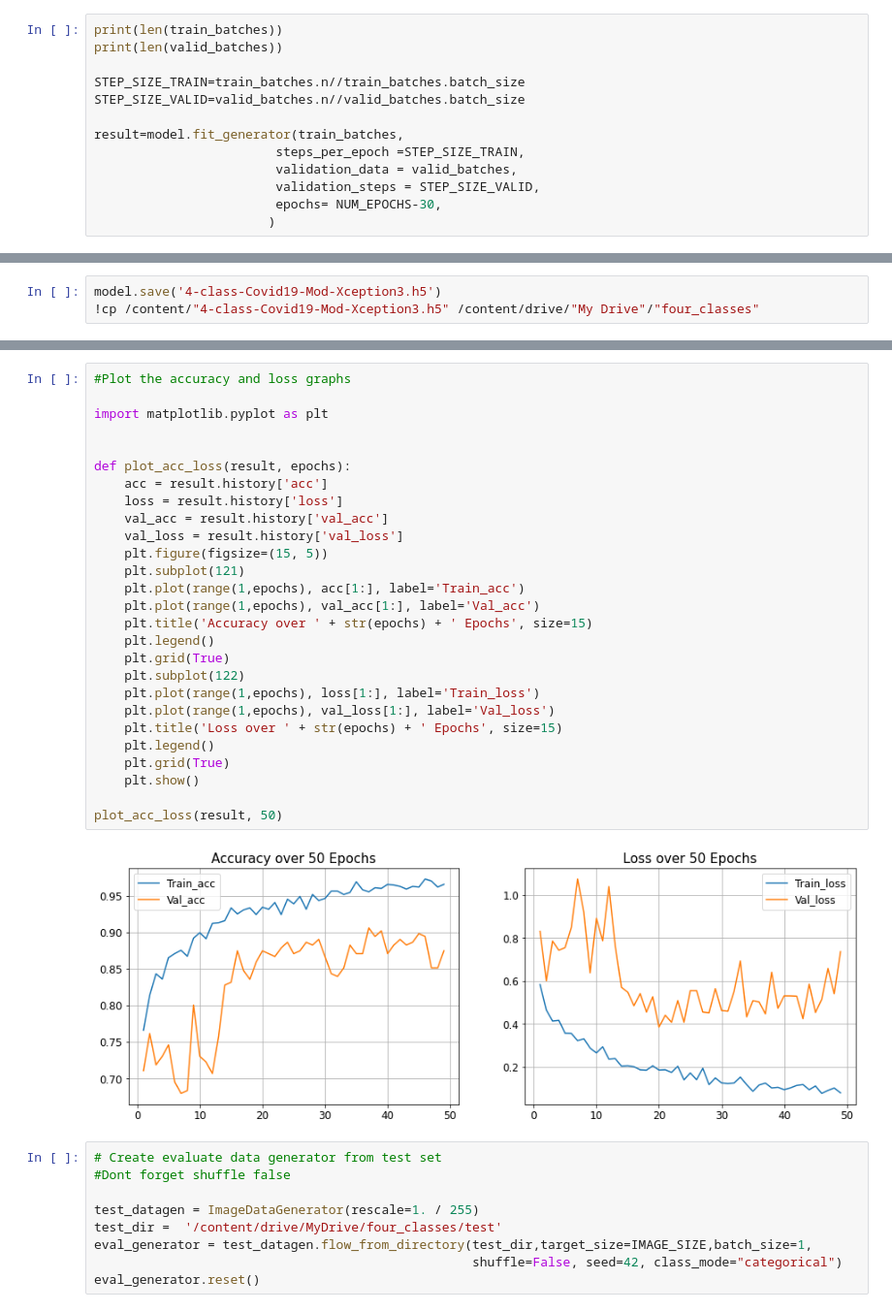
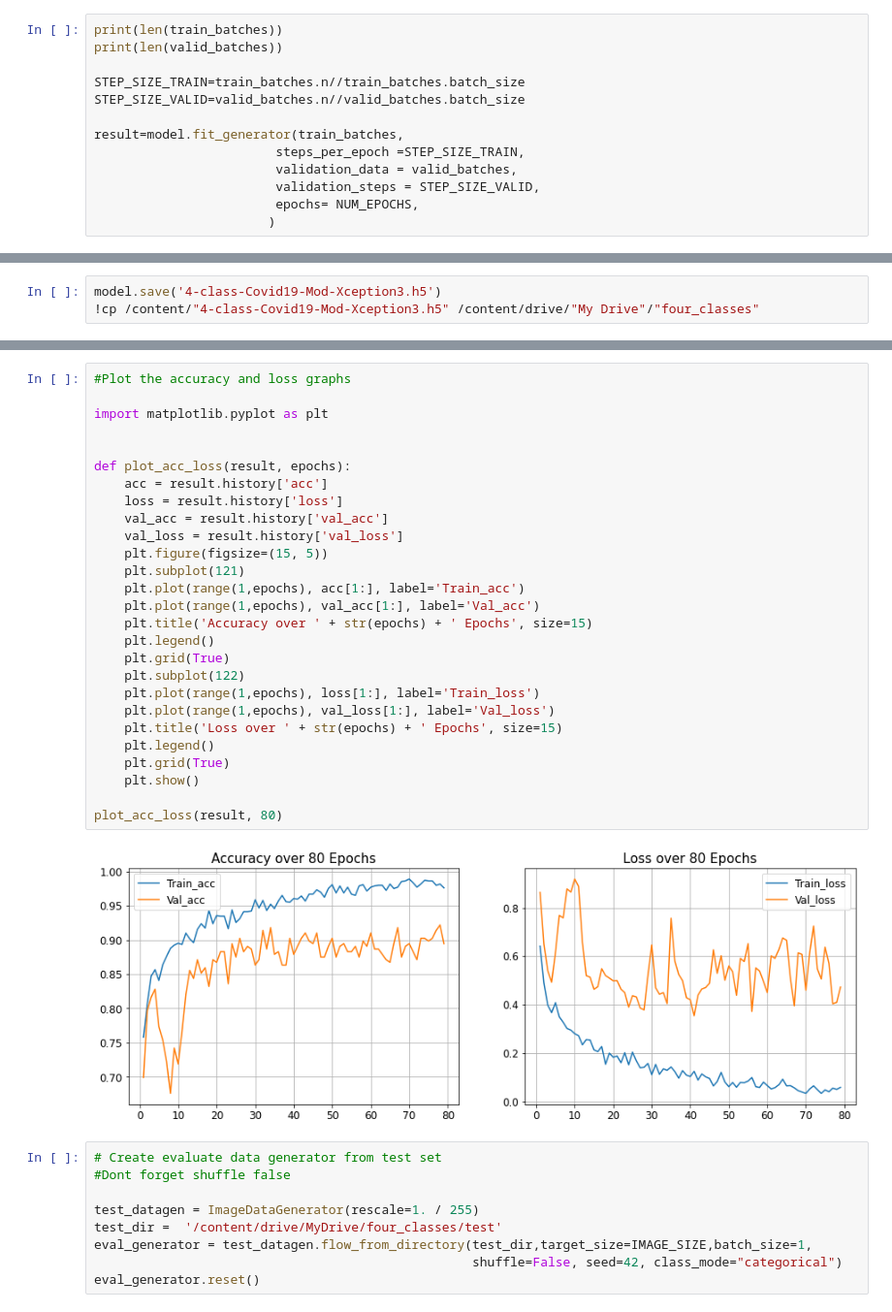
Before and after one commit to omarmohamed2011/CoroNet, a Jupyter notebook: Untitled5.ipynb, the cells around one changed output, grey strips where cells are left out. Shown at 97% size. Drawn from its saved outputs; the diff is of its cells as text.

```diff
--- a/Untitled5.ipynb
+++ b/Untitled5.ipynb
@@ -158,7 +158,7 @@ result=model.fit_generator(train_batches,
                         steps_per_epoch =STEP_SIZE_TRAIN,
                         validation_data = valid_batches,
                         validation_steps = STEP_SIZE_VALID,
-                        epochs= NUM_EPOCHS-30,
+                        epochs= NUM_EPOCHS,
                        )
 # %% [output]
 35
@@ -209,32 +209,32 @@ None
 # %%
 #Plot the accuracy and loss graphs
 
 import matplotlib.pyplot as plt
 
 
 def plot_acc_loss(result, epochs):
     acc = result.history['acc']
     loss = result.history['loss']
     val_acc = result.history['val_acc']
     val_loss = result.history['val_loss']
     plt.figure(figsize=(15, 5))
     plt.subplot(121)
     plt.plot(range(1,epochs), acc[1:], label='Train_acc')
     plt.plot(range(1,epochs), val_acc[1:], label='Val_acc')
     plt.title('Accuracy over ' + str(epochs) + ' Epochs', size=15)
     plt.legend()
     plt.grid(True)
     plt.subplot(122)
     plt.plot(range(1,epochs), loss[1:], label='Train_loss')
     plt.plot(range(1,epochs), val_loss[1:], label='Val_loss')
     plt.title('Loss over ' + str(epochs) + ' Epochs', size=15)
     plt.legend()
     plt.grid(True)
     plt.show()
 
-plot_acc_loss(result, 50)
+plot_acc_loss(result, 80)
 # %% [output]
-[figure, old version]
+[figure, new version]
 # %%
 # Create evaluate data generator from test set
 #Dont forget shuffle false
```
Also changed, not shown: parts of 3 cells of this notebook.
